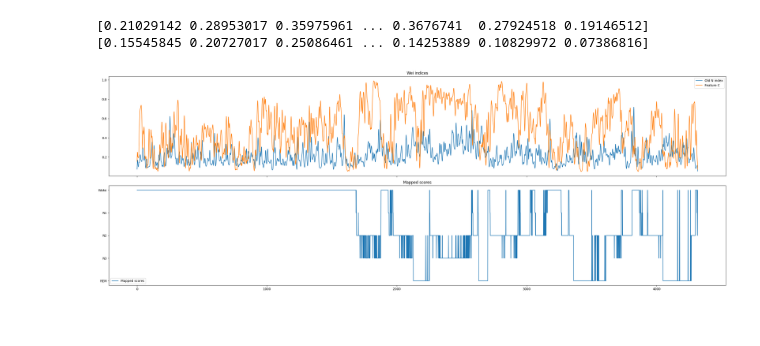
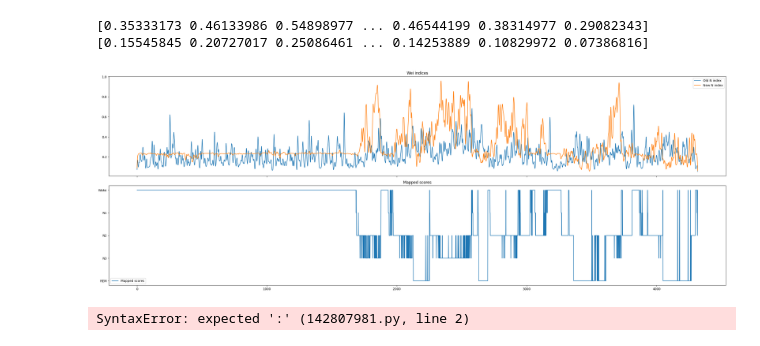
Before and after one commit to AbdelRayan/Human_SleepSCoring, a Jupyter notebook: Tim/NREM_EOG_feature.ipynb, the cells around one changed output. Cells and saved outputs as stored; diff of their text form; code cells hidden in the pictures.

```diff
--- a/Tim/NREM_EOG_feature.ipynb
+++ b/Tim/NREM_EOG_feature.ipynb
@@ -213,26 +221,13 @@ hypno_epochs = epochs
 # %%
 amp_thresh = [10,5]         # 6σ for amplitude, 4σ for derivative
 time_win_thresh = [0.2,0.1]
-raw_hpc, inds, timeval = A.removeArtefacts(raw_hpc, 250, amp_thresh, time_win_thresh)
-indices = A.artefact_epochs(inds, window_length)
-raw_pfc, inds, timeval = A.removeArtefacts(raw_pfc, 250, amp_thresh, time_win_thresh)
-indices = A.artefact_epochs(inds, window_length)
+raw_hpc = A.removeArtefacts(raw_hpc, 250, amp_thresh, time_win_thresh)[0]
+raw_pfc = A.removeArtefacts(raw_pfc, 250, amp_thresh, time_win_thresh)[0]
+EMG = A.removeArtefacts(EMG, 250, amp_thresh, time_win_thresh)[0]
-# %%
-feature_b = feature_b(EOG1, EOG2, epoch_length, fs)
-feature_c = feature_c(EOG1, EOG2, epoch_length, fs)
-feature_b = wei_normalizing(feature_b)
-feature_c = wei_normalizing(feature_c)
-feature_c = np.convolve(np.convolve(np.convolve(feature_c, np.ones(5)/5, mode='same'), np.ones(5)/5, mode='same'), np.ones(5)/5, mode='same')
-feature_b = np.convolve(np.convolve(np.convolve(feature_b, np.ones(5)/5, mode='same'), np.ones(5)/5, mode='same'), np.ones(5)/5, mode='same')
-print(feature_b)
-print(feature_c)
-# %% [output]
-[0.21029142 0.28953017 0.35975961 ... 0.3676741  0.27924518 0.19146512]
-[0.15545845 0.20727017 0.25086461 ... 0.14253889 0.10829972 0.07386816]
 # %%
-raws = [np.ravel(raw_pfc), np.ravel(raw_pfc), np.ravel(raw_hpc), np.ravel(raw_pfc), np.ravel(raw_pfc), np.ravel(raw_pfc), np.ravel(raw_hpc)]
-fr_bands = [noise_band, delta_band, theta_band, sigma_band, beta_band, gamma_band, alpha_band]
-noise, delta, theta, sigma, beta, gamma, alpha = Parallel(n_jobs=7)(delayed(psd_multitaper)(raw, fs, band) for raw, band in zip(raws, fr_bands))
+# raws = [np.ravel(raw_pfc), np.ravel(raw_pfc), np.ravel(raw_hpc), np.ravel(raw_pfc), np.ravel(raw_pfc), np.ravel(raw_pfc), np.ravel(raw_hpc)]
+# fr_bands = [noise_band, delta_band, theta_band, sigma_band, beta_band, gamma_band, alpha_band]
+# noise, delta, theta, sigma, beta, gamma, alpha = Parallel(n_jobs=7)(delayed(psd_multitaper)(raw, fs, band) for raw, band in zip(raws, fr_bands))
 # %%
 noise_norm = wei_normalizing(noise)
 delta_norm = wei_normalizing(delta)
@@ -251,6 +246,21 @@ beta_smoothed = np.convolve(np.convolve(np.convolve(beta_norm, np.ones(5)/5, mod
 sigma_smoothed = np.convolve(np.convolve(np.convolve(sigma_norm, np.ones(5)/5, mode='same'), np.ones(5)/5, mode='same'), np.ones(5)/5, mode='same')
 gamma_smoothed = np.convolve(np.convolve(np.convolve(gamma_norm, np.ones(5)/5, mode='same'), np.ones(5)/5, mode='same'), np.ones(5)/5, mode='same')
 EMG = np.convolve(EMG, np.ones(20*fs)/(20*fs), mode='same')
+# %%
+feature_b = feature_b(EOG1, EOG2, epoch_length, fs)
+feature_c = feature_c(EOG1, EOG2, epoch_length, fs)
+new_n_index = new_index_N(feature_c, delta_norm, alpha_norm, EMG_norm, sigma_norm, theta_norm, gamma_norm, beta_norm)
+new_n_index = wei_normalizing(new_n_index)
+new_n_index = np.convolve(np.convolve(np.convolve(new_n_index, np.ones(5)/5, mode='same'), np.ones(5)/5, mode='same'), np.ones(5)/5, mode='same')
+feature_b = wei_normalizing(feature_b)
+feature_c = wei_normalizing(feature_c)
+feature_c = np.convolve(np.convolve(np.convolve(feature_c, np.ones(5)/5, mode='same'), np.ones(5)/5, mode='same'), np.ones(5)/5, mode='same')
+feature_b = np.convolve(feature_b, np.ones(5)/5, mode='same')
+print(feature_b)
+print(feature_c)
+# %% [output]
+[0.35333173 0.46133986 0.54898977 ... 0.46544199 0.38314977 0.29082343]
+[0.15545845 0.20727017 0.25086461 ... 0.14253889 0.10829972 0.07386816]
 # %%
 old_n_index = index_N(delta_norm, sigma_norm, gamma_norm)
 old_n_index = wei_normalizing(old_n_index)
@@ -258,27 +268,33 @@ old_n_index = np.convolve(np.convolve(np.convolve(old_n_index, np.ones(5)/5, mod
 # %%
 fig, (ax1, ax2) = plt.subplots(2, 1, sharex=True, figsize = (28, 10))
 # Plot data on each subplot
 epochs = np.arange(len(feature_b))
 ax1.plot(epochs, old_n_index, label='Old N index')
-ax1.plot(epochs, feature_c, label='Feature C')
+# ax1.plot(epochs, feature_c, label='Feature C')
+ax1.plot(epochs, new_n_index, label='New N index')
 ax2.plot(hypno_epochs, mapped_scores, label='Mapped scores')
 
 
 # Add legends
 ax1.legend()
 ax2.legend()
 
 
 # Add titles
 ax1.set_title('Wei indices')
 ax2.set_title('Mapped scores')
 ax2.set_yticks([0, 1, 2, 3, 4])
 ax2.set_yticklabels(state_labels)
 ax2.invert_yaxis()
 # Adjust layout to avoid overlap
 plt.tight_layout()
 plt.savefig(f"{output_dir}/Wei_indices_original.svg", format='svg')
 # Show the plots
 plt.show()
 # %% [output]
-[figure, old version]
+[figure, new version]
+# %%
+for count, entry in enumerate(mapped_scores):
+    if entry == "Wake"
+# %% [output]
+SyntaxError: expected ':' (142807981.py, line 2)
```
Also changed, not shown: parts of 1 cell of this notebook, 5 other files.
